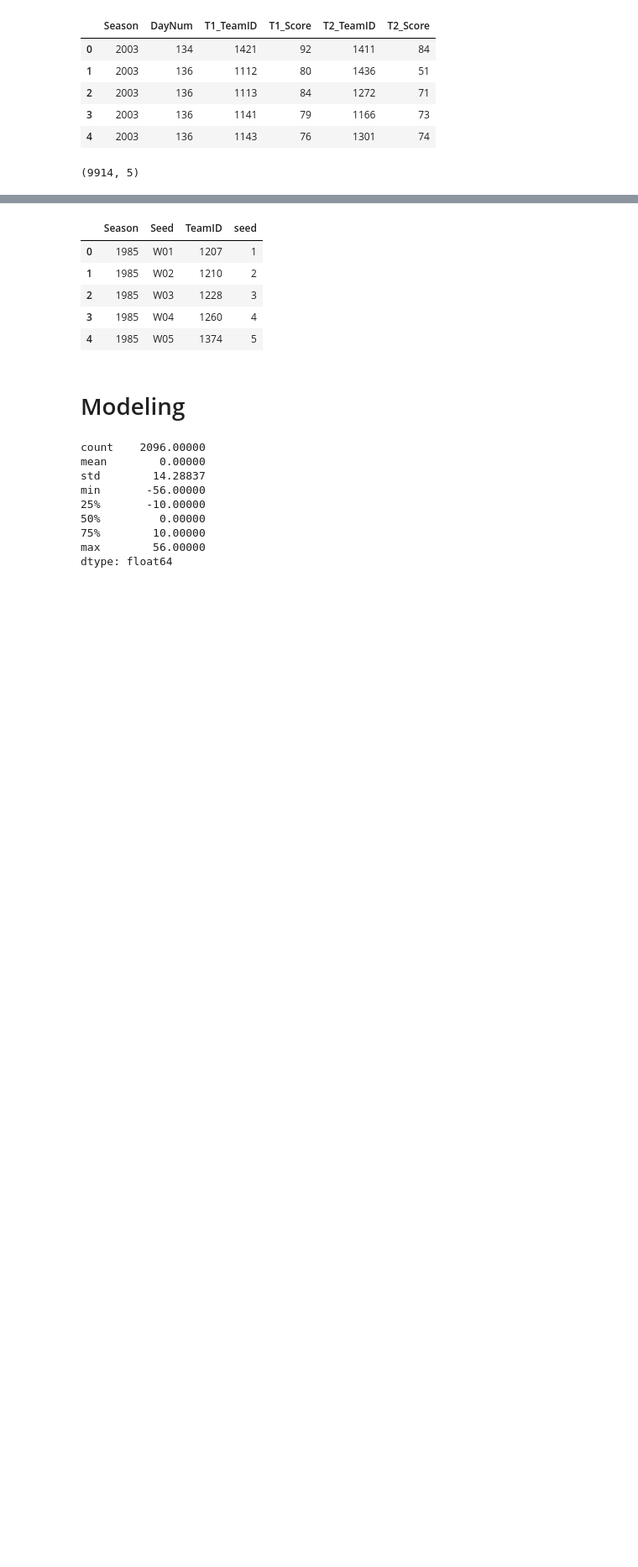
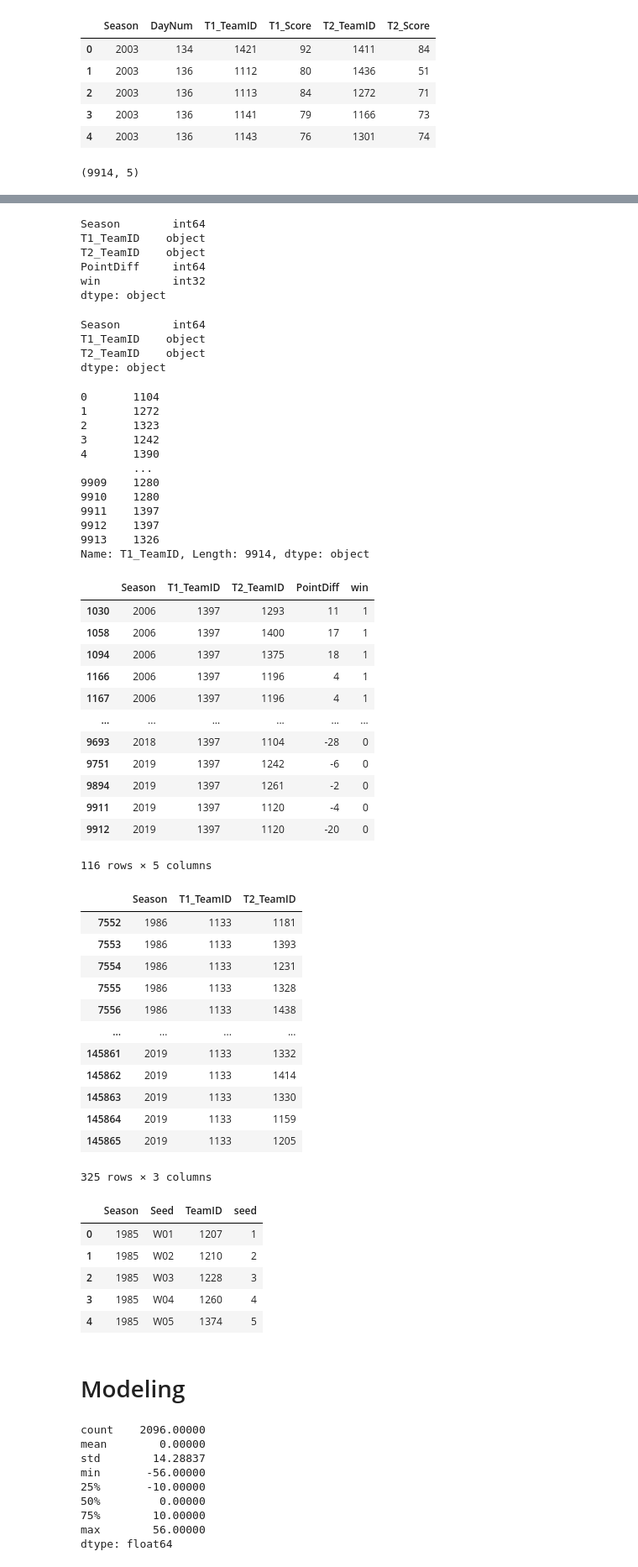
Before and after one commit to YT-Hwang/Kaggle_Competion, a Jupyter notebook: Google Cloud & NCAA® ML Competition 2020-NCAAM/Reference/paris madness.ipynb, the cells around one changed output, grey strips where cells are left out. Shown at 84% size. Saved outputs shown, nothing was run; the diff lists cells and outputs as text; code cells hidden in the pictures; blank space fills up the shorter version.

```diff
--- a/Google Cloud & NCAA® ML Competition 2020-NCAAM/Reference/paris madness.ipynb
+++ b/Google Cloud & NCAA® ML Competition 2020-NCAAM/Reference/paris madness.ipynb
@@ -172,0 +252,6 @@ regular_season_effects.shape
+# %%
+march_madness = pd.merge(seeds[['Season','TeamID']],seeds[['Season','TeamID']],on='Season')
+march_madness.columns = ['Season', 'T1_TeamID', 'T2_TeamID']
+march_madness.T1_TeamID = march_madness.T1_TeamID.astype(str)
+march_madness.T2_TeamID = march_madness.T2_TeamID.astype(str)
+march_madness
@@ -173,3 +272,58 @@ regular_season_effects.shape
+# %%
+regular_season_effects.dtypes
+march_madness.dtypes
+regular_season_effects['T1_TeamID']
+regular_season_effects[regular_season_effects['T1_TeamID']=='1397']
+march_madness[march_madness['T1_TeamID']=='1133']
+# %% [output]
+Season        int64
+T1_TeamID    object
+T2_TeamID    object
+PointDiff     int64
+win           int32
+dtype: object
+Season        int64
+T1_TeamID    object
+T2_TeamID    object
+dtype: object
+0       1104
+1       1272
+2       1323
+3       1242
+4       1390
+        ...
+9909    1280
+9910    1280
+9911    1397
+9912    1397
+9913    1326
+Name: T1_TeamID, Length: 9914, dtype: object
+|  | Season | T1_TeamID | T2_TeamID | PointDiff | win |
+| 1030 | 2006 | 1397 | 1293 | 11 | 1 |
+| 1058 | 2006 | 1397 | 1400 | 17 | 1 |
+| 1094 | 2006 | 1397 | 1375 | 18 | 1 |
+| 1166 | 2006 | 1397 | 1196 | 4 | 1 |
+| 1167 | 2006 | 1397 | 1196 | 4 | 1 |
+| ... | ... | ... | ... | ... | ... |
+| 9693 | 2018 | 1397 | 1104 | -28 | 0 |
+| 9751 | 2019 | 1397 | 1242 | -6 | 0 |
+| 9894 | 2019 | 1397 | 1261 | -2 | 0 |
+| 9911 | 2019 | 1397 | 1120 | -4 | 0 |
+| 9912 | 2019 | 1397 | 1120 | -20 | 0 |
+116 rows × 5 columns
+|  | Season | T1_TeamID | T2_TeamID |
+| 7552 | 1986 | 1133 | 1181 |
+| 7553 | 1986 | 1133 | 1393 |
+| 7554 | 1986 | 1133 | 1231 |
+| 7555 | 1986 | 1133 | 1328 |
+| 7556 | 1986 | 1133 | 1438 |
+| ... | ... | ... | ... |
+| 145861 | 2019 | 1133 | 1332 |
+| 145862 | 2019 | 1133 | 1414 |
+| 145863 | 2019 | 1133 | 1330 |
+| 145864 | 2019 | 1133 | 1159 |
+| 145865 | 2019 | 1133 | 1205 |
+325 rows × 3 columns
 # %%
 def team_quality(season):
     formula = 'win~-1+T1_TeamID+T2_TeamID'
```
Also changed, not shown: parts of 12 cells of this notebook.
